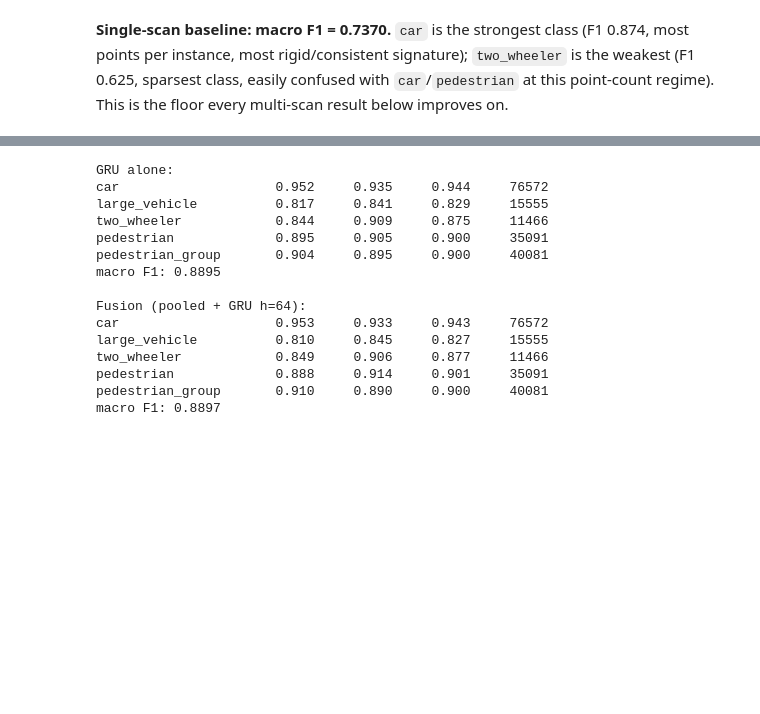
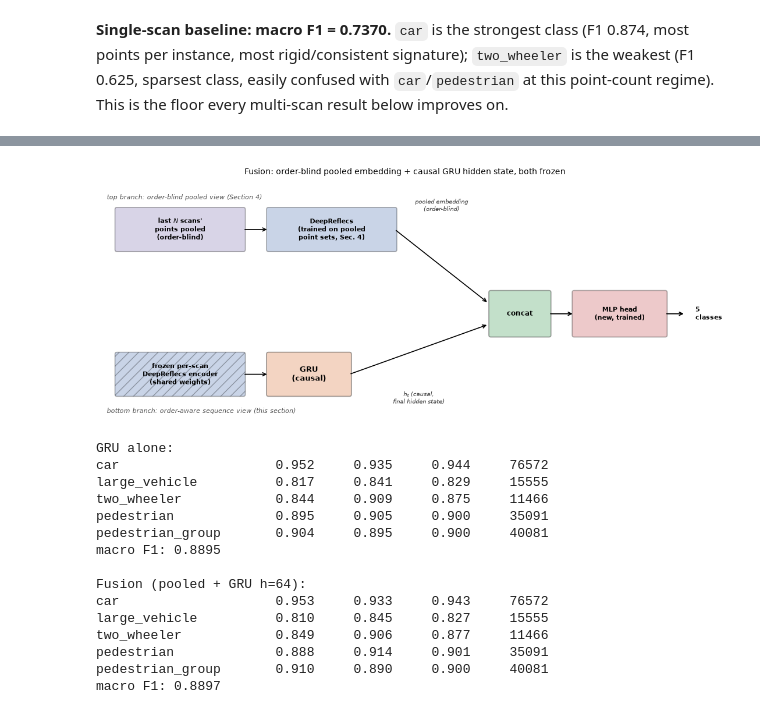
Before and after one commit to brunopinto900/radar-ml-autonomous-driving, a Jupyter notebook: notebooks/final_report.ipynb, the cells around one changed output, grey strips where cells are left out. Drawn from its saved outputs; the diff is of its cells as text; code cells hidden in the pictures; blank space fills up the shorter version.

```diff
--- a/notebooks/final_report.ipynb
+++ b/notebooks/final_report.ipynb
@@ -202,3 +329,87 @@ to carry everything.
+# %%
+import matplotlib.pyplot as plt
+import matplotlib.patches as mpatches
+
+fig, ax = plt.subplots(figsize=(11, 4.6))
+ax.set_xlim(0, 12)
+ax.set_ylim(0, 4.9)
+ax.axis("off")
+
+ax.text(0.1, 4.65, "top branch: order-blind pooled view (Section 4)", ha="left", va="center",
+        fontsize=8, style="italic", color="#555")
+ax.text(0.1, 0.15, "bottom branch: order-aware sequence view (this section)", ha="left", va="center",
+        fontsize=8, style="italic", color="#555")
+
+# top branch: pooled, order-blind
+w1, h1 = 2.5, 0.85
+top_y = 3.55
+ax.add_patch(mpatches.FancyBboxPatch((0.3, top_y), w1, h1, boxstyle="round,pad=0.04",
+                                      linewidth=1.2, edgecolor="k", facecolor="#8172B2", alpha=0.3))
+ax.text(0.3 + w1 / 2, top_y + h1 / 2, "last $N$ scans'\npoints pooled\n(order-blind)",
+        ha="center", va="center", fontsize=7.8, fontweight="bold")
+
+w2, h2 = 2.5, 0.85
+x2 = 3.3
+ax.add_patch(mpatches.FancyBboxPatch((x2, top_y), w2, h2, boxstyle="round,pad=0.04",
+                                      linewidth=1.2, edgecolor="k", facecolor="#4C72B0", alpha=0.3))
+ax.text(x2 + w2 / 2, top_y + h2 / 2, "DeepReflecs\n(trained on pooled\npoint sets, Sec. 4)",
+        ha="center", va="center", fontsize=7.8, fontweight="bold")
+ax.annotate("", xy=(x2, top_y + h2 / 2), xytext=(0.3 + w1, top_y + h1 / 2),
+            arrowprops=dict(arrowstyle="->", color="k", lw=1.2))
+
+# bottom branch: per-scan frozen encoder + GRU (causal)
+w3, h3 = 2.5, 0.85
+bot_y = 0.5
+ax.add_patch(mpatches.FancyBboxPatch((0.3, bot_y), w3, h3, boxstyle="round,pad=0.04",
+                                      linewidth=1.2, edgecolor="k", facecolor="#4C72B0", alpha=0.3, hatch="//"))
+ax.text(0.3 + w3 / 2, bot_y + h3 / 2, "frozen per-scan\nDeepReflecs encoder\n(shared weights)",
+        ha="center", va="center", fontsize=7.8, fontweight="bold")
+
+w4, h4 = 1.6, 0.85
+x4 = 3.3
+ax.add_patch(mpatches.FancyBboxPatch((x4, bot_y), w4, h4, boxstyle="round,pad=0.04",
+                                      linewidth=1.3, edgecolor="k", facecolor="#DD8452", alpha=0.35))
+ax.text(x4 + w4 / 2, bot_y + h4 / 2, "GRU\n(causal)", ha="center", va="center", fontsize=9, fontweight="bold")
+ax.annotate("", xy=(x4, bot_y + h4 / 2), xytext=(0.3 + w3, bot_y + h3 / 2),
+            arrowprops=dict(arrowstyle="->", color="k", lw=1.2))
+
+# converging arrows into concat, with labels offset above/below the lines (not on them)
+concat_x, concat_y, wc, hc = 7.7, 1.75, 1.15, 0.9
+top_start = (x2 + w2, top_y + h2 / 2)
+bot_start = (x4 + w4, bot_y + h4 / 2)
+concat_top_in = (concat_x - 0.05, concat_y + hc * 0.75)
+concat_bot_in = (concat_x - 0.05, concat_y + hc * 0.25)
+
+ax.annotate("", xy=concat_top_in, xytext=top_start, arrowprops=dict(arrowstyle="->", color="k", lw=1.2))
+ax.text((top_start[0] + concat_top_in[0]) / 2, top_start[1] + 0.35, "pooled embedding\n(order-blind)",
+        ha="center", va="bottom", fontsize=7.3, style="italic", color="#333")
+
+ax.annotate("", xy=concat_bot_in, xytext=bot_start, arrowprops=dict(arrowstyle="->", color="k", lw=1.2))
+ax.text((bot_start[0] + concat_bot_in[0]) / 2, bot_start[1] - 0.35, "$h_t$ (causal,\nfinal hidden state)",
+        ha="center", va="top", fontsize=7.3, style="italic", color="#333")
+
+ax.add_patch(mpatches.FancyBboxPatch((concat_x, concat_y), wc, hc, boxstyle="round,pad=0.04",
+                                      linewidth=1.3, edgecolor="k", facecolor="#55A868", alpha=0.35))
+ax.text(concat_x + wc / 2, concat_y + hc / 2, "concat", ha="center", va="center", fontsize=8.5, fontweight="bold")
+
+w5, h5 = 1.8, 0.9
+x5 = concat_x + wc + 0.5
+ax.add_patch(mpatches.FancyBboxPatch((x5, concat_y), w5, h5, boxstyle="round,pad=0.04",
+                                      linewidth=1.3, edgecolor="k", facecolor="#C44E52", alpha=0.3))
+ax.text(x5 + w5 / 2, concat_y + h5 / 2, "MLP head\n(new, trained)", ha="center", va="center",
+        fontsize=8, fontweight="bold")
+ax.annotate("", xy=(x5, concat_y + h5 / 2), xytext=(concat_x + wc, concat_y + hc / 2),
+            arrowprops=dict(arrowstyle="->", color="k", lw=1.3))
+
+ax.annotate("", xy=(11.55, concat_y + h5 / 2), xytext=(x5 + w5, concat_y + h5 / 2),
+            arrowprops=dict(arrowstyle="->", color="k", lw=1.3))
+ax.text(11.75, concat_y + h5 / 2, "5\nclasses", ha="left", va="center", fontsize=8, fontweight="bold")
+
+ax.set_title("Fusion: order-blind pooled embedding + causal GRU hidden state, both frozen", fontsize=10, pad=14)
+fig.tight_layout()
+plt.show()
+# %% [output]
+[figure, added]
 # %%
 
 metrics_gru = json.loads((RESULTS / "track_accumulation_rnn/N20_stride1_gru_h64_allsensors/gru_test_metrics.json").read_text())
```
Also changed, not shown: parts of 15 cells of this notebook, 4 other files.
